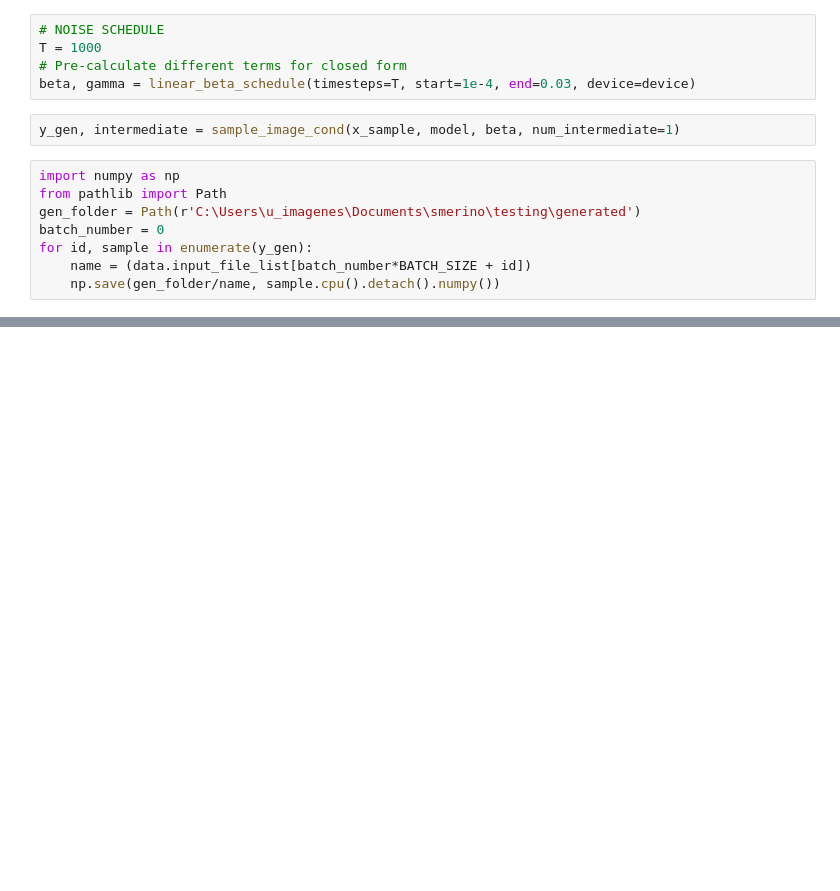
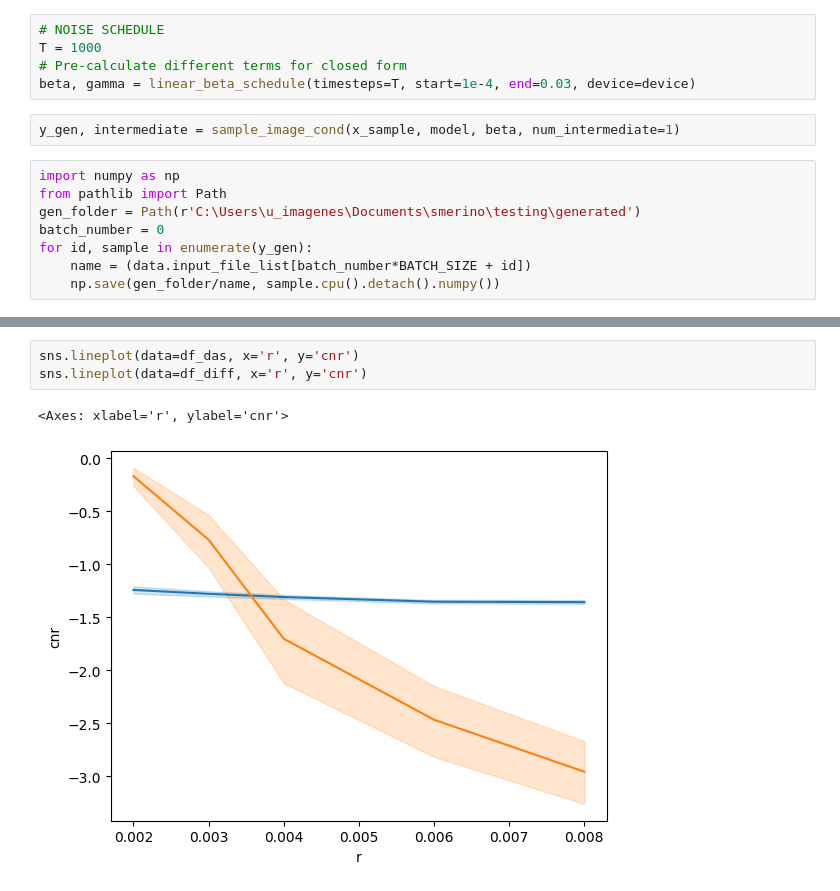
Before and after one commit to SebastianMerino/DiffusionBeamformer, a Jupyter notebook: compute_metrics.ipynb, the cells around one changed output, grey strips where cells are left out. Drawn from its saved outputs; the diff is of its cells as text; blank space fills up the shorter version.

```diff
--- a/compute_metrics.ipynb
+++ b/compute_metrics.ipynb
@@ -167,0 +265,6 @@ Saving...
+# %%
+sns.lineplot(data=df_das, x='r', y='cnr')
+sns.lineplot(data=df_diff, x='r', y='cnr')
+# %% [output]
+<Axes: xlabel='r', ylabel='cnr'>
+[figure, added]
```
Also changed, not shown: parts of 17 cells of this notebook, 4 other files.
